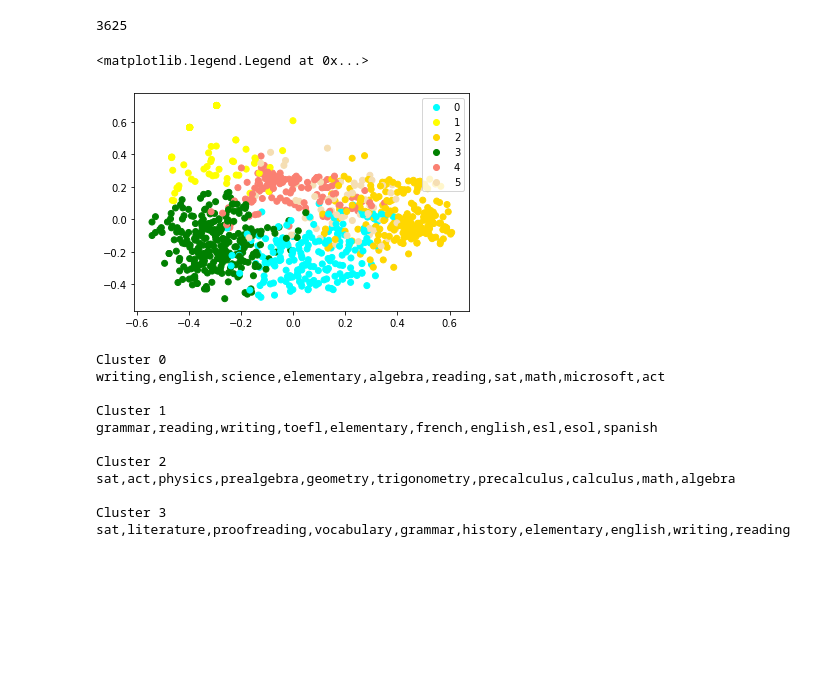
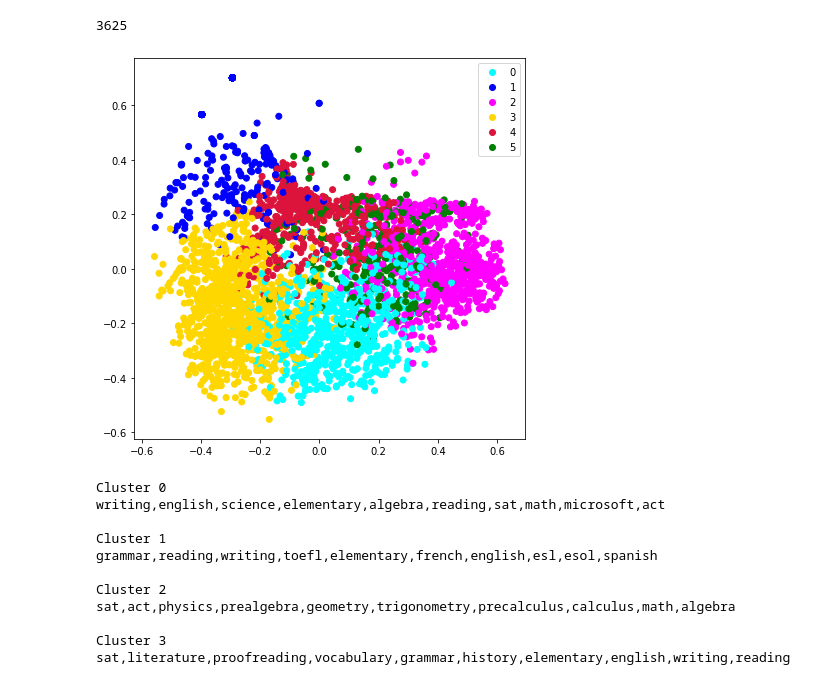
Before and after one commit to cfodonnell/Insight_Project_AsTutor, a Jupyter notebook: EDA/bio_subjects_clustering.ipynb, the cells around one changed output. Cells and saved outputs as stored; diff of their text form; code cells hidden in the pictures; blank space fills up the shorter version.

```diff
--- a/bio_subjects_clustering.ipynb
+++ b/EDA/bio_subjects_clustering.ipynb
@@ -137,27 +137,28 @@ text.shape[0]
 # %%
 max_label = max(clusters)
 max_items = np.random.choice(range(text.shape[0]), size=text.shape[0], replace=False)
 
 pca = PCA(n_components=2).fit_transform(text[max_items,:].todense())
 #tsne = TSNE().fit_transform(PCA(n_components=50).fit_transform(text[max_items,:].todense()))
 
-idx = np.random.choice(range(pca.shape[0]), size=1000, replace=False)
+idx = np.random.choice(range(pca.shape[0]), size=text.shape[0], replace=False)
 label_sub = clusters[max_items]
 label_sub = [2*i for i in label_sub[idx]]
 
 x = pca[idx, 0]
 y = pca[idx, 1]
 #x = tsne[idx, 0]
 #y = tsne[idx, 1]
 
+rcParams['figure.figsize']=[7,7]
 classes = list(set(clusters))
 values = label_sub
-colours = ListedColormap(['aqua','blue','yellow','fuchsia','gold','crimson','green','grey','salmon','wheat'])
+colours = ListedColormap(['aqua','blue','fuchsia','gold','crimson','green'])
 scatter = plt.scatter(x, y,c=values,cmap=colours)
 plt.legend(handles=scatter.legend_elements()[0], labels=classes)
+plt.savefig('/home/codonnell/tutors/subj_clust.png')
 # %% [output]
-<matplotlib.legend.Legend at 0x...>
-[figure, old version]
+[figure, new version]
 # %%
 def get_top_keywords(data, clusters, labels, n_terms):
     df = pd.DataFrame(data.todense()).groupby(clusters).mean()
```
Also changed, not shown: parts of 2 cells of this notebook, 7 other files.
